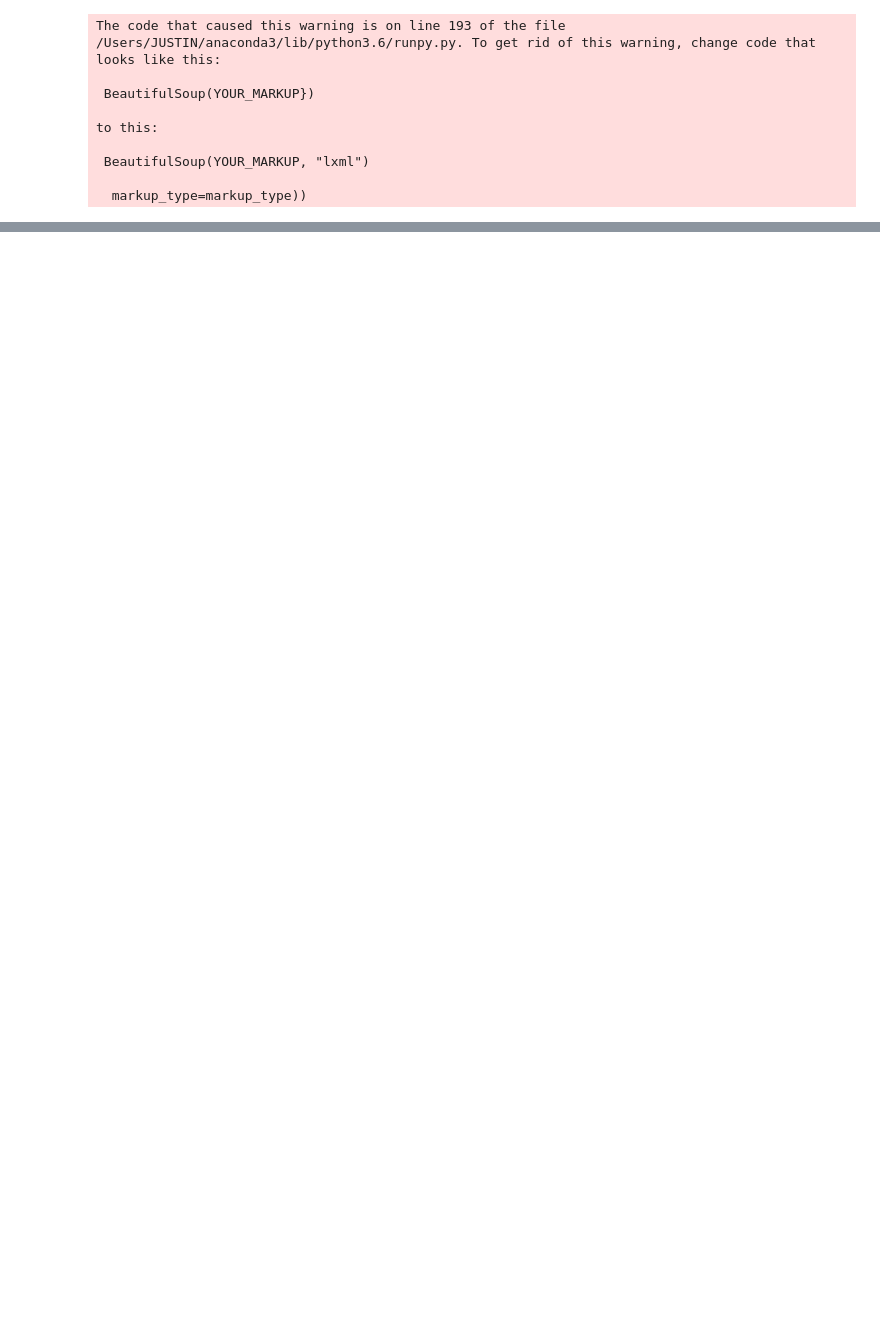
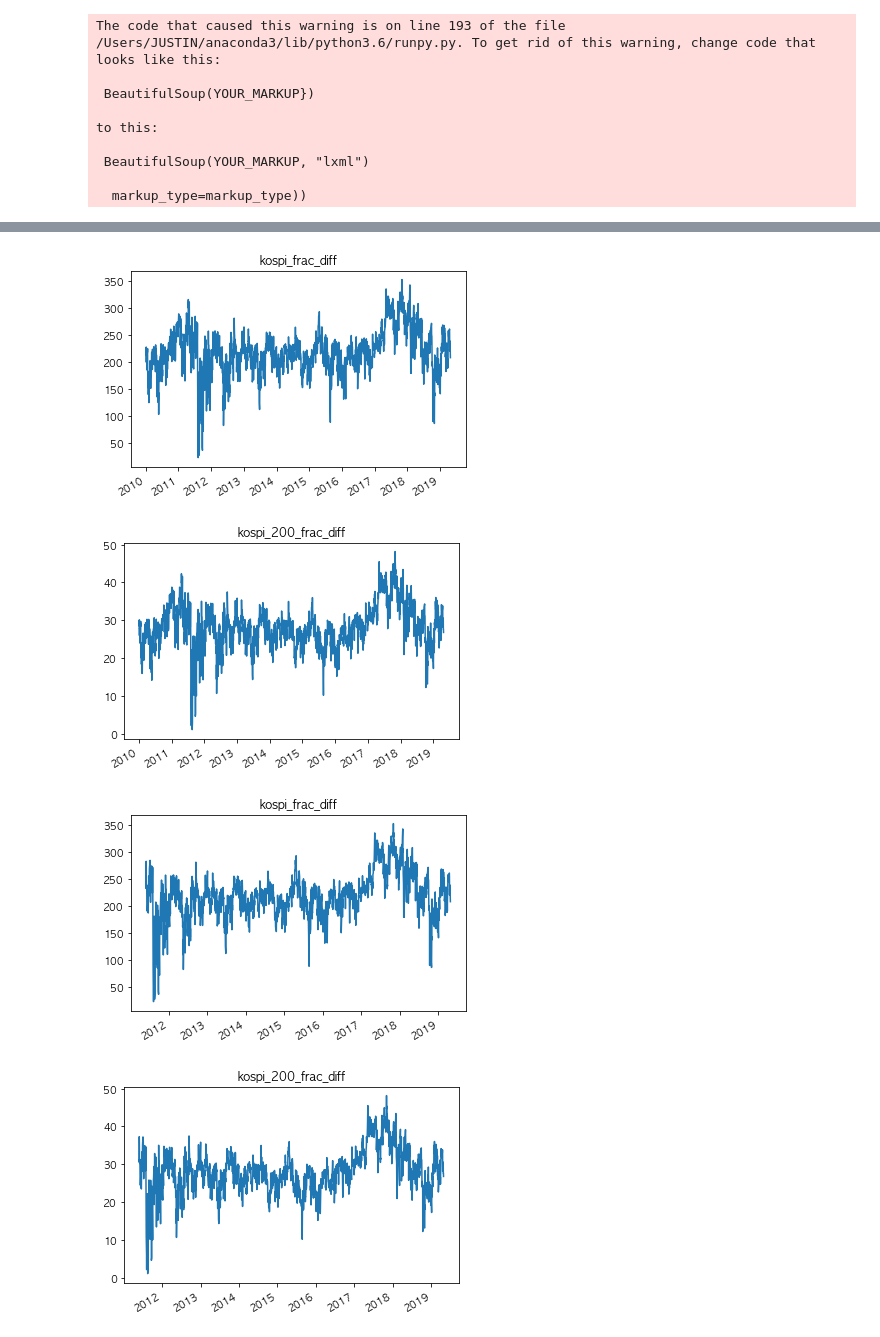
Before and after one commit to kimjungwon90/trade_bot, a Jupyter notebook: Untitled1.ipynb, the cells around one changed output, grey strips where cells are left out. Cells and saved outputs as stored; diff of their text form; code cells hidden in the pictures; blank space fills up the shorter version.

```diff
--- a/Untitled1.ipynb
+++ b/Untitled1.ipynb
@@ -187,0 +206,18 @@ a[138:142]
+# %%
+test_result.loc["2010-01-01":,"test_1"].plot()
+plt.title("kospi_frac_diff")
+plt.show()
+test_result.loc["2010-01-01":,"test_2"].plot()
+plt.title("kospi_200_frac_diff")
+plt.show()
+test_result_1.loc["2010-01-01":,"test_1"].plot()
+plt.title("kospi_frac_diff")
+plt.show()
+test_result_1.loc["2010-01-01":,"test_2"].plot()
+plt.title("kospi_200_frac_diff")
+plt.show()
+# %% [output]
+[figure, added]
+[figure, added]
+[figure, added]
+[figure, added]
```
Also changed, not shown: parts of 16 cells of this notebook.
